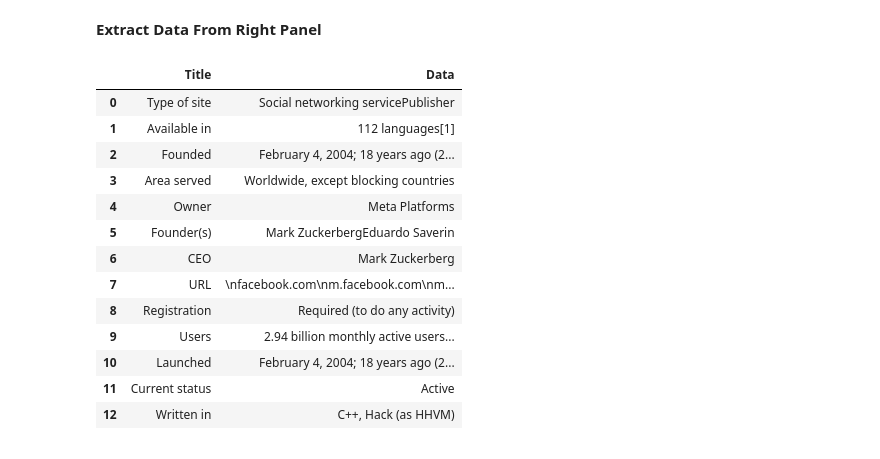
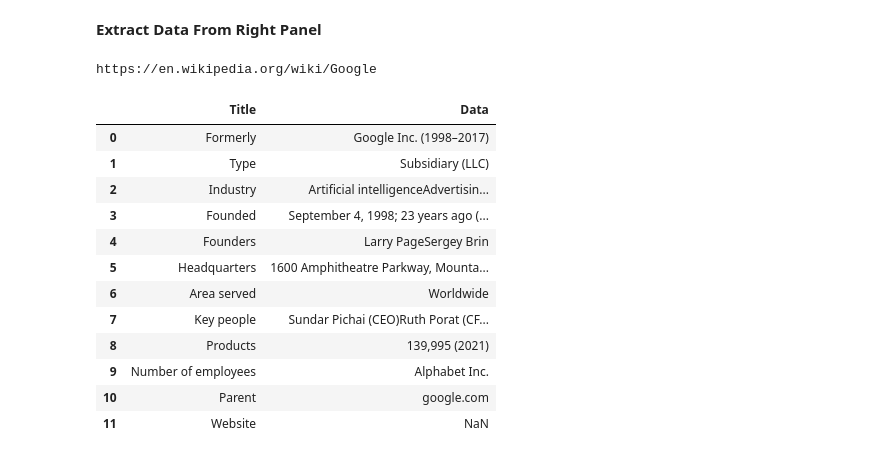
Before and after one commit to DataScientistMSBA/ML_AI, a Jupyter notebook: OpenAI_(GPT_3)_Company_Wikipedia_Data_Extractor.ipynb, the cells around one changed output. Drawn from its saved outputs; the diff is of its cells as text; code cells hidden in the pictures.

```diff
--- a/OpenAI_(GPT_3)_Company_Wikipedia_Data_Extractor.ipynb
+++ b/OpenAI_(GPT_3)_Company_Wikipedia_Data_Extractor.ipynb
@@ -30,3 +31,0 @@ All packages loaded
-# %%
-openai.api_key = ''
-print('API key loaded')
@@ -34,0 +40,6 @@ API key loaded
+# %%
+fileObject = open("Passwords.txt", "r")
+data = fileObject.read()
+data = json.loads(data)
+openai.api_key = data['OpenAI']['key']
+print('API key loaded')
@@ -213,20 +228,22 @@ def get_Wiki(url):
     # Merge Final Output:
     df_final = df_labels.merge(df_data, how = 'outer', left_index=True, right_index=True)
     return df_final
-# %%
-get_Wiki(df_output['Wikipedia URL'][0])
-# %% [output]
-|  | Title | Data |
-| 0 | Type of site | Social networking servicePublisher |
-| 1 | Available in | 112 languages[1] |
-| 2 | Founded | February 4, 2004; 18 years ago (2... |
-| 3 | Area served | Worldwide, except blocking countries |
-| 4 | Owner | Meta Platforms |
-| 5 | Founder(s) | Mark ZuckerbergEduardo Saverin |
-| 6 | CEO | Mark Zuckerberg |
-| 7 | URL | \nfacebook.com\nm.facebook.com\nm... |
-| 8 | Registration | Required (to do any activity) |
-| 9 | Users | 2.94 billion monthly active users... |
-| 10 | Launched | February 4, 2004; 18 years ago (2... |
-| 11 | Current status | Active |
-| 12 | Written in | C++, Hack (as HHVM) |
+# %%
+num = 4
+print(df_output['Wikipedia URL'][num])
+get_Wiki(df_output['Wikipedia URL'][num])
+# %% [output]
+https://en.wikipedia.org/wiki/Google
+|  | Title | Data |
+| 0 | Formerly | Google Inc. (1998–2017) |
+| 1 | Type | Subsidiary (LLC) |
+| 2 | Industry | Artificial intelligenceAdvertisin... |
+| 3 | Founded | September 4, 1998; 23 years ago (... |
+| 4 | Founders | Larry PageSergey Brin |
+| 5 | Headquarters | 1600 Amphitheatre Parkway, Mounta... |
+| 6 | Area served | Worldwide |
+| 7 | Key people | Sundar Pichai (CEO)Ruth Porat (CF... |
+| 8 | Products | 139,995 (2021) |
+| 9 | Number of employees | Alphabet Inc. |
+| 10 | Parent | google.com |
+| 11 | Website | NaN |
```
Also changed, not shown: parts of 8 cells of this notebook.
